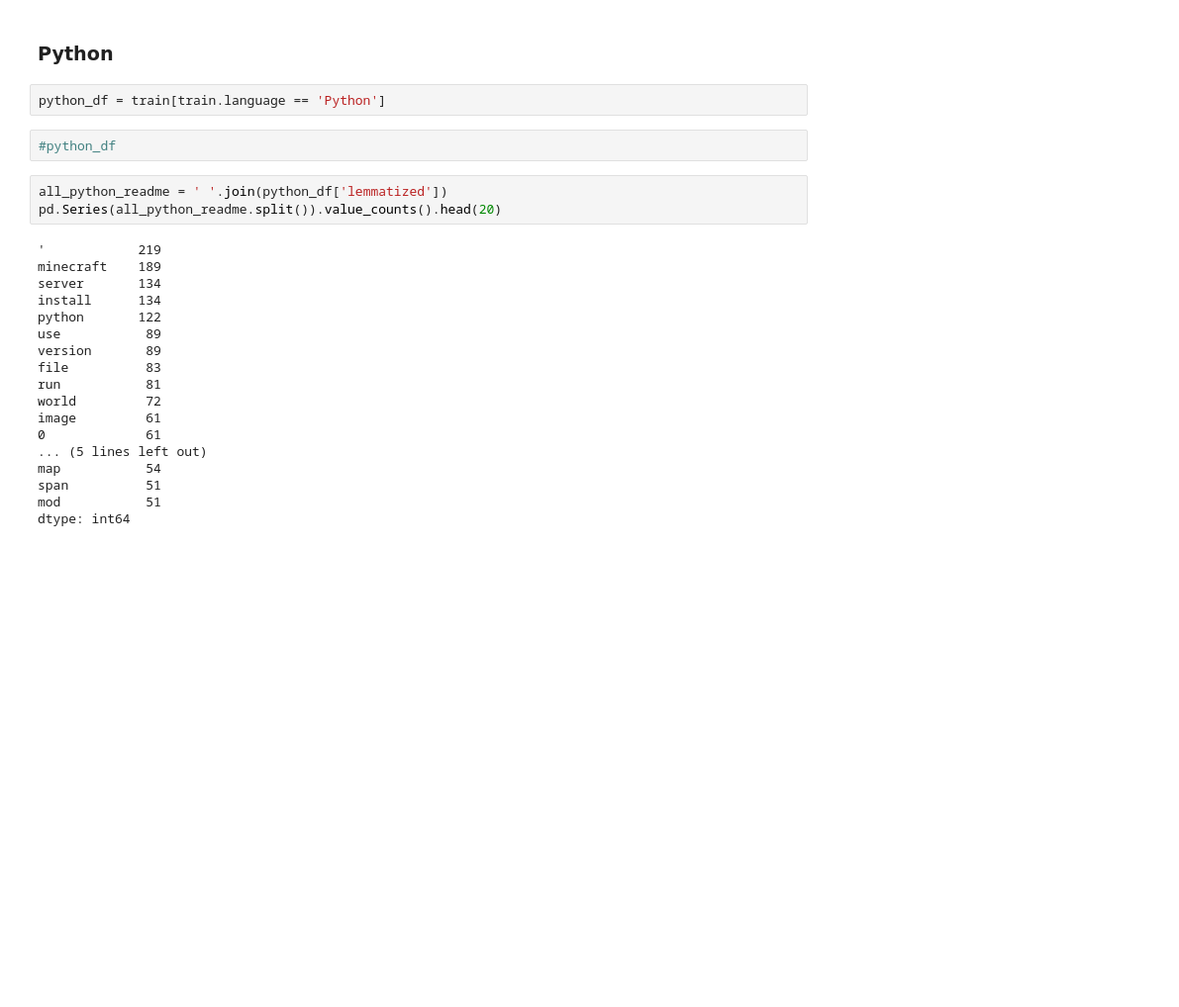
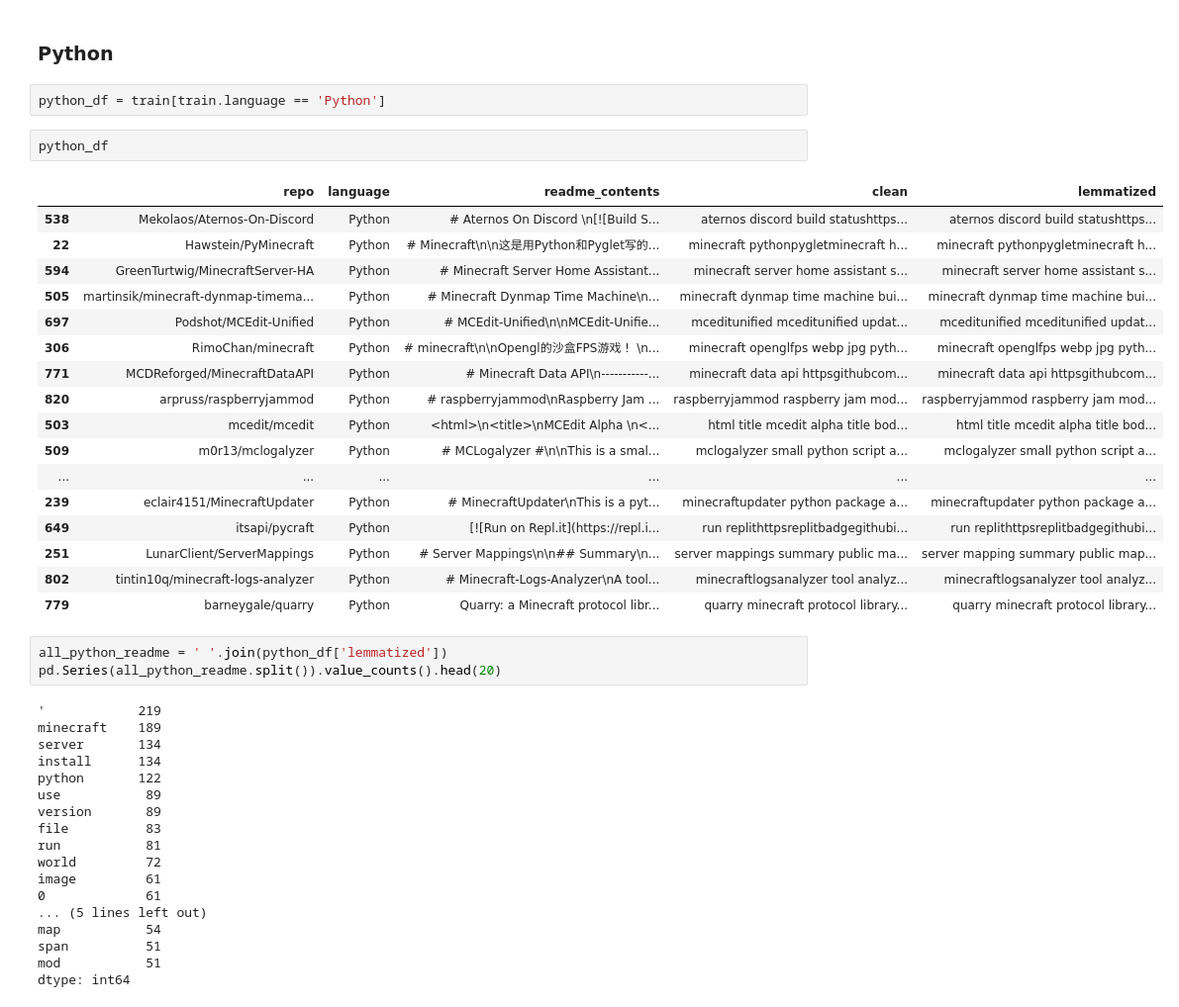
Before and after one commit to Doubtable-Steves-Linguistics/MinecraftNLP, a Jupyter notebook: michael_explore_notebook.ipynb, the cells around one changed output. Shown: that part at 99% size. Drawn from its saved outputs; the diff is of its cells as text; blank space fills up the shorter version.

```diff
--- a/michael_explore_notebook.ipynb
+++ b/michael_explore_notebook.ipynb
@@ -133,7 +133,25 @@ all_word_freq = pd.Series(all_minecraft_readme.split()).value_counts()
 # %%
 python_df = train[train.language == 'Python']
 # %%
-#python_df
+python_df
+# %% [output]
+|  | repo | language | readme_contents | clean | lemmatized |
+| 538 | Mekolaos/Aternos-On-Discord | Python | # Aternos On Discord \n[![Build S... | aternos discord build statushttps... | aternos discord build statushttps... |
+| 22 | Hawstein/PyMinecraft | Python | # Minecraft\n\n这是用Python和Pyglet写的... | minecraft pythonpygletminecraft h... | minecraft pythonpygletminecraft h... |
+| 594 | GreenTurtwig/MinecraftServer-HA | Python | # Minecraft Server Home Assistant... | minecraft server home assistant s... | minecraft server home assistant s... |
+| 505 | martinsik/minecraft-dynmap-timema... | Python | # Minecraft Dynmap Time Machine\n... | minecraft dynmap time machine bui... | minecraft dynmap time machine bui... |
+| 697 | Podshot/MCEdit-Unified | Python | # MCEdit-Unified\n\nMCEdit-Unifie... | mceditunified mceditunified updat... | mceditunified mceditunified updat... |
+| 306 | RimoChan/minecraft | Python | # minecraft\n\nOpengl的沙盒FPS游戏！ \n... | minecraft openglfps webp jpg pyth... | minecraft openglfps webp jpg pyth... |
+| 771 | MCDReforged/MinecraftDataAPI | Python | # Minecraft Data API\n-----------... | minecraft data api httpsgithubcom... | minecraft data api httpsgithubcom... |
+| 820 | arpruss/raspberryjammod | Python | # raspberryjammod\nRaspberry Jam ... | raspberryjammod raspberry jam mod... | raspberryjammod raspberry jam mod... |
+| 503 | mcedit/mcedit | Python | <html>\n<title>\nMCEdit Alpha \n<... | html title mcedit alpha title bod... | html title mcedit alpha title bod... |
+| 509 | m0r13/mclogalyzer | Python | # MCLogalyzer #\n\nThis is a smal... | mclogalyzer small python script a... | mclogalyzer small python script a... |
+| ... | ... | ... | ... | ... | ... |
+| 239 | eclair4151/MinecraftUpdater | Python | # MinecraftUpdater\nThis is a pyt... | minecraftupdater python package a... | minecraftupdater python package a... |
+| 649 | itsapi/pycraft | Python | [![Run on Repl.it](https://repl.i... | run replithttpsreplitbadgegithubi... | run replithttpsreplitbadgegithubi... |
+| 251 | LunarClient/ServerMappings | Python | # Server Mappings\n\n## Summary\n... | server mappings summary public ma... | server mapping summary public map... |
+| 802 | tintin10q/minecraft-logs-analyzer | Python | # Minecraft-Logs-Analyzer\nA tool... | minecraftlogsanalyzer tool analyz... | minecraftlogsanalyzer tool analyz... |
+| 779 | barneygale/quarry | Python | Quarry: a Minecraft protocol libr... | quarry minecraft protocol library... | quarry minecraft protocol library... |
 # %%
 all_python_readme = ' '.join(python_df['lemmatized'])
 pd.Series(all_python_readme.split()).value_counts().head(20)
```
Also changed, not shown: parts of 3 cells of this notebook, 1 other file.
